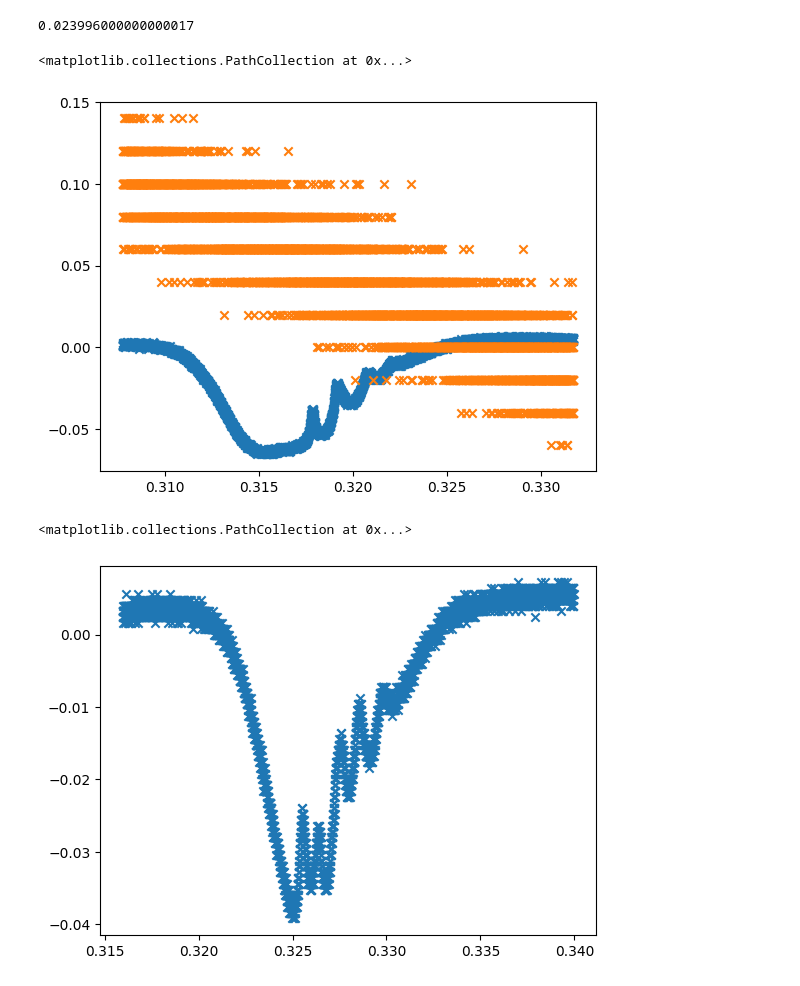
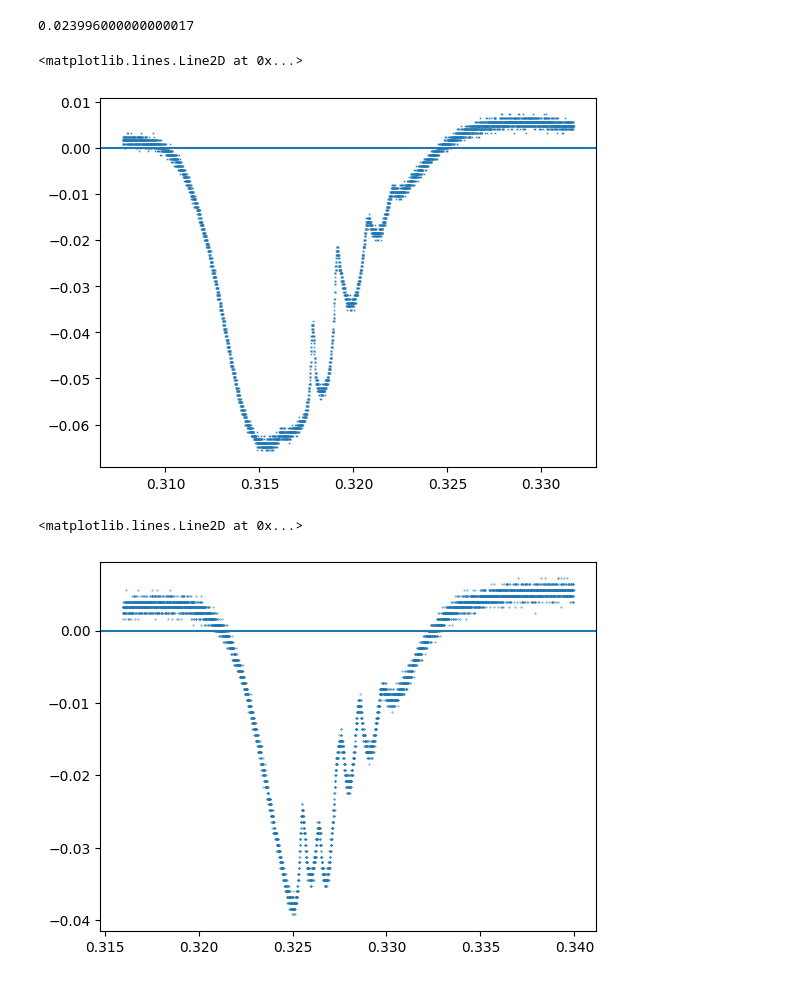
Before and after one commit to pi63on/qo_labs, a Jupyter notebook: rough2_day1.ipynb, the cells around one changed output. Saved outputs shown, nothing was run; the diff lists cells and outputs as text; code cells hidden in the pictures.

```diff
--- a/rough2_day1.ipynb
+++ b/rough2_day1.ipynb
@@ -159,16 +175,20 @@ print(df_y1['[s]'].iloc[-1] - df_y1['[s]'].iloc[0])
 # %% [output]
 0.023996000000000017
 # %%
+#bigger peak F4
 #bigger peak
-#bigger peak
-plt.scatter(df_y2['[s]'], df_y2['CH1[V]'], marker = 'x')
-plt.scatter(df_y2['[s]'], df_y2['CH2[V]'], marker = 'x')
+plt.scatter(df_y2['[s]'], df_y2['CH1[V]'], marker = 'x', s =0.1)
+# plt.scatter(df_y2['[s]'], df_y2['CH2[V]'], marker = 'x', s=0.1)
+plt.axhline(0)
 # %% [output]
-<matplotlib.collections.PathCollection at 0x...>
+<matplotlib.lines.Line2D at 0x...>
-[figure, old version]
+[figure, new version]
 # %%
 #smaller peak - just recorded twice
-plt.scatter(df_y3['[s]'], df_y3['CH1[V]'], marker = 'x')
+plt.scatter(df_y3['[s]'], df_y3['CH1[V]'], s =.1)
+# plt.xlim(0.325, 0.334)
+# plt.scatter(df_y3['[s]'], df_y3['CH2[V]'], s=.1)
+plt.axhline(0)
 # %% [output]
-<matplotlib.collections.PathCollection at 0x...>
+<matplotlib.lines.Line2D at 0x...>
-[figure, old version]
+[figure, new version]
```
Also changed, not shown: parts of 8 cells of this notebook, 7 other files.
